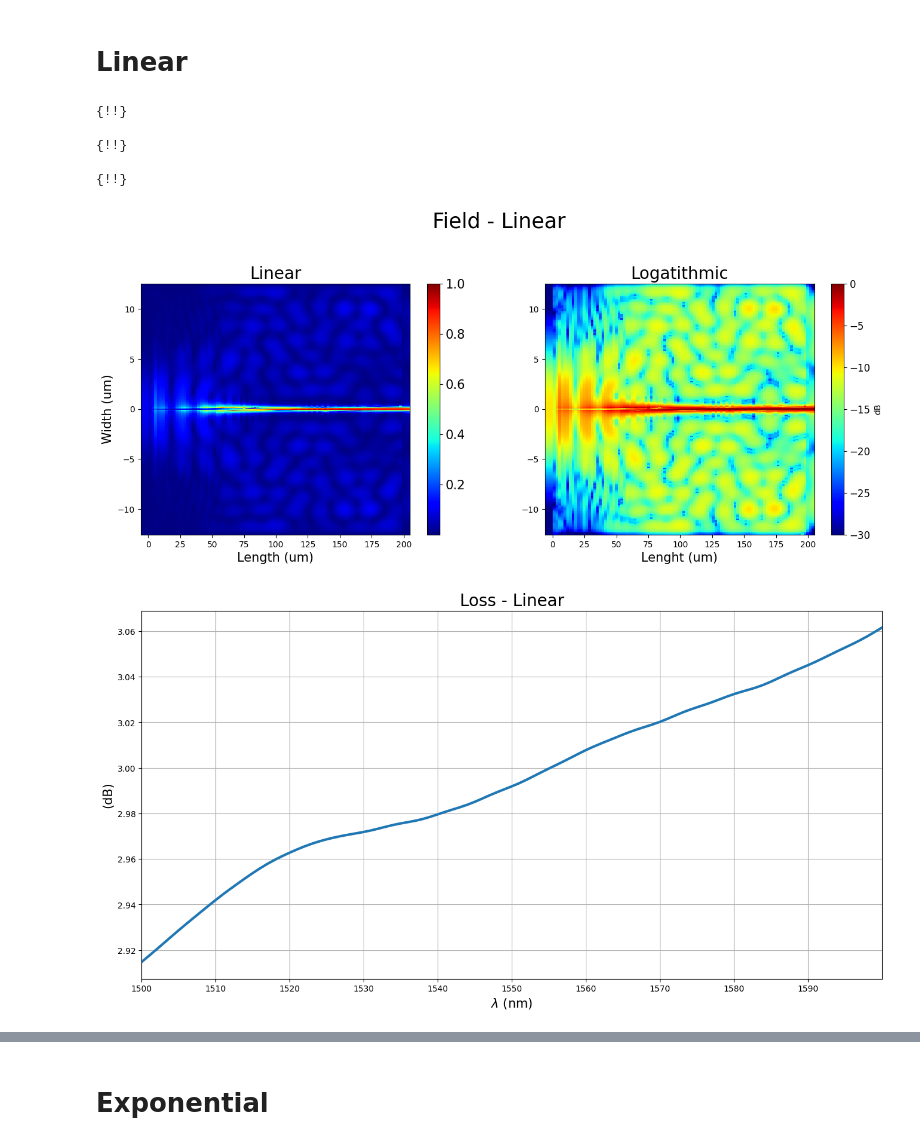
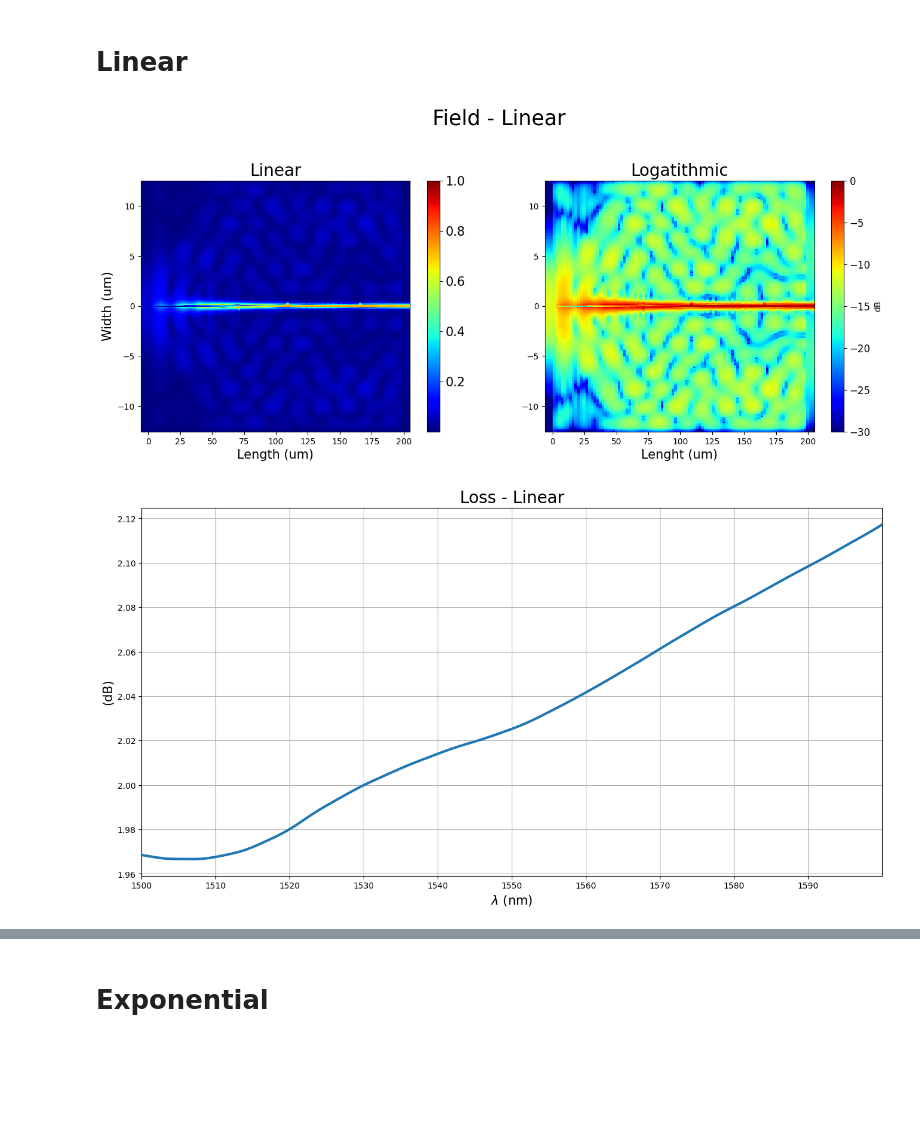
Before and after one commit to Leoopessoa/Edge-Coupler, a Jupyter notebook: Simulation/Components Assembly.ipynb, the cells around one changed output, grey strips where cells are left out. Drawn from its saved outputs; the diff is of its cells as text; code cells hidden in the pictures; blank space fills up the shorter version.

```diff
--- a/Simulation/Components Assembly.ipynb
+++ b/Simulation/Components Assembly.ipynb
@@ -66,7 +66,7 @@ N = 100
 time = 5e-12
 
 yspan = 25e-6
-zspan = 15e-6
+zspan = 25e-6
 substratez = 4e-6 + height
 
 fdtd = 0 # if 0 to open mode and generate eme, 1 to open and generate FDTD
@@ -256,7 +255,7 @@ else:
     lum.set("number of cell groups",3)
     lum.set("group spans",np.transpose([5e-6, length, 4e-6]))
     lum.set({
-        "cells"                   :np.transpose([1,60, 1]),
+        "cells"                   :np.transpose([1,80, 1]),
         "subcell method"          :np.transpose([0, 1, 0]), # 0 = none,  1 = CVCS
         "modes"                   :np.transpose([4, 32, 4]),
         "x min"                   :-5e-6,
@@ -288,7 +287,7 @@ else:
     lum.select("EME::Ports::port_2")
     lum.set({"use full simulation span" :0,
         "y span"                        :2e-6,
-        "z span"                        :5e-6,
+        "z span"                        :4e-6,
         "z"                             :height/2
     })
 
@@ -320,8 +319,8 @@ else:
     lum.addmesh()
     lum.set({
         'name'   : 'high order mesh',
-        'x'      : 20e-6,
-        'x span' : 40e-6,
+        'x'      : 25e-6,
+        'x span' : 50e-6,
         'y'      : 0,
         'y span' : 0.15e-6,
         'z'      : 0,
@@ -330,12 +329,6 @@ else:
         'dy'     : 0.003e-6,
         'dz'     : 0.006e-6,
     })
-# %% [output]
-{!!}
-
-{!!}
-
-{!!}
 # %%
 # Confinement
 cellsmesh = 400
@@ -361,9 +354,9 @@ if fdtd == 0 :
 # %%
 # Plot Linear and Log TE Mode Field Monitor Graph
 
-#lum.emepropagate()
+lum.emepropagate()
 
-figure1 = plt.figure(figsize=(16, 12), edgecolor= 'white', facecolor= 'white')
+figure1 = plt.figure(figsize=(16, 8), edgecolor= 'white', facecolor= 'white')
 
 if fdtd :field = lum.getresult('field','E')
 else: field = lum.getresult('field','field profile')
@@ -372,35 +365,35 @@ x = field['x']
 y = field['y']
 E = field['E']
 
 E = np.sqrt(E[:,:,0,:,0]**2 + E[:,:,0,:,1]**2 + E[:,:,0,:,2]**2)
 E = np.transpose(abs(E[:,:,0]))
 np.shape(x[:,0])
 Elog = 10*np.log10(E/np.max(E))
 
 plt.suptitle('Field - Linear', fontsize = 25)
 plt.subplot(221)
 plt.pcolormesh(x[:,0]*1e6,y[:,0]*1e6,E/np.max(E),cmap = 'jet')
 plt.xlabel('Length (um)',fontsize=15)
 plt.ylabel('Width (um)',fontsize=15)
 plt.yticks(fontsize=10)
 plt.xticks(fontsize=10)
 cbar = plt.colorbar()
 cbar.ax.tick_params(labelsize=15)
 plt.title("Linear", fontsize = 20)
 
 E = E/np.max(E)
 plt.subplot(222)
 plt.pcolormesh(x[:,0]*1e6,y[:,0]*1e6,Elog,cmap = 'jet', vmin = -30, vmax = 0)
 plt.xlabel('Lenght (um)',fontsize=15)
 plt.yticks(fontsize=10)
 plt.xticks(fontsize=10)
 cbar = plt.colorbar(label='dB')
 cbar.ax.tick_params(labelsize=12)
 plt.title("Logatithmic", fontsize = 20)
 
-plt.savefig('../Documentation/Figures/FieldMonitor_Linear')
+plt.savefig('../Documentation/Figures/FieldMonitor_LinearTE')
 # %% [output]
-[figure, old version]
+[figure, new version]
 # %%
  # Getting transmission results
 
@@ -436,6 +429,6 @@ plt.xlim(1500,1600)
 plt.xlabel('$\lambda$ (nm)', size = 15)
 plt.ylabel('(dB)', size = 15)
 plt.grid()
-plt.savefig('../Documentation/Figures/Loss_Linear')
+plt.savefig('../Documentation/Figures/Loss_LinearTE')
 # %% [output]
-[figure, old version]
+[figure, new version]
```
Also changed, not shown: parts of 21 cells of this notebook, 38 other files.
